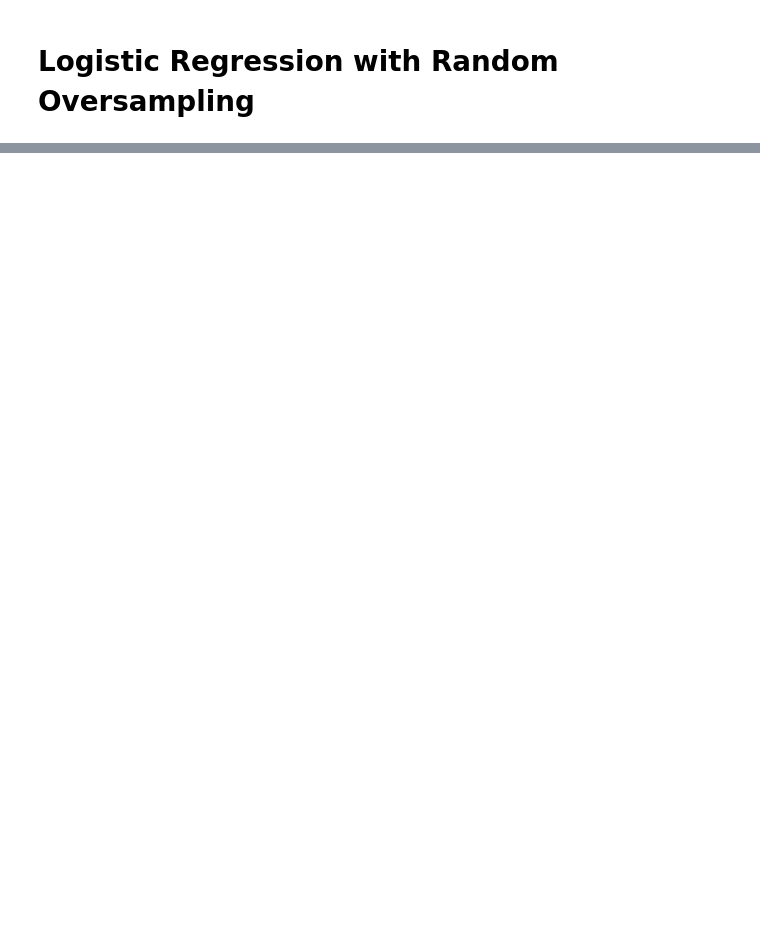
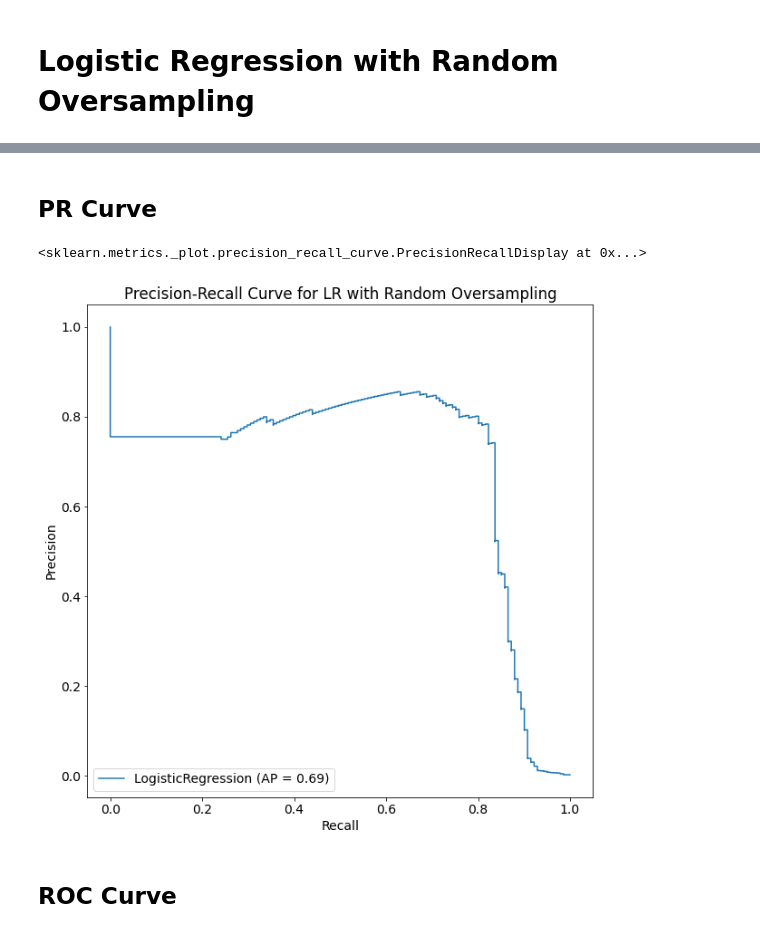
Before and after one commit to nolanspecter/Credit-Card-Fraud-Detection, a Jupyter notebook: Thesis.ipynb, the cells around one changed output, grey strips where cells are left out. Cells and saved outputs as stored; diff of their text form; code cells hidden in the pictures; blank space fills up the shorter version.

```diff
--- a/Thesis.ipynb
+++ b/Thesis.ipynb
@@ -204,0 +267,5 @@ Counter({0: 284315, 1: 492})
+# %%
+clf = LogisticRegression(max_iter=1000)
+search_over = GridSearchCV(clf,PARAM, cv=10, verbose=3)
+# %%
+search_over.fit(X_over, y_over)
@@ -204,0 +313,6 @@ Counter({0: 284315, 1: 492})
+# %%
+best_C = search_over.best_params_['C']
+print(best_C)
+LR_over = LogisticRegression(C=best_C, max_iter= 1000)
+LR_over.fit(X_over, y_over)
+y_over_pred = LR_over.predict(X_test)
@@ -204,0 +385,11 @@ Counter({0: 284315, 1: 492})
+# %% [markdown]
+## PR Curve
+# %%
+fig, ax = plt.subplots(figsize=(10, 10))
+ax.set_title('Precision-Recall Curve for LR with Random Oversampling')
+plot_precision_recall_curve(LR_over, X_test, y_test, ax=ax)
+# %% [output]
+<sklearn.metrics._plot.precision_recall_curve.PrecisionRecallDisplay at 0x...>
+[figure, added]
+# %% [markdown]
+## ROC Curve
```
Also changed, not shown: parts of 106 cells of this notebook, 1 other file.
